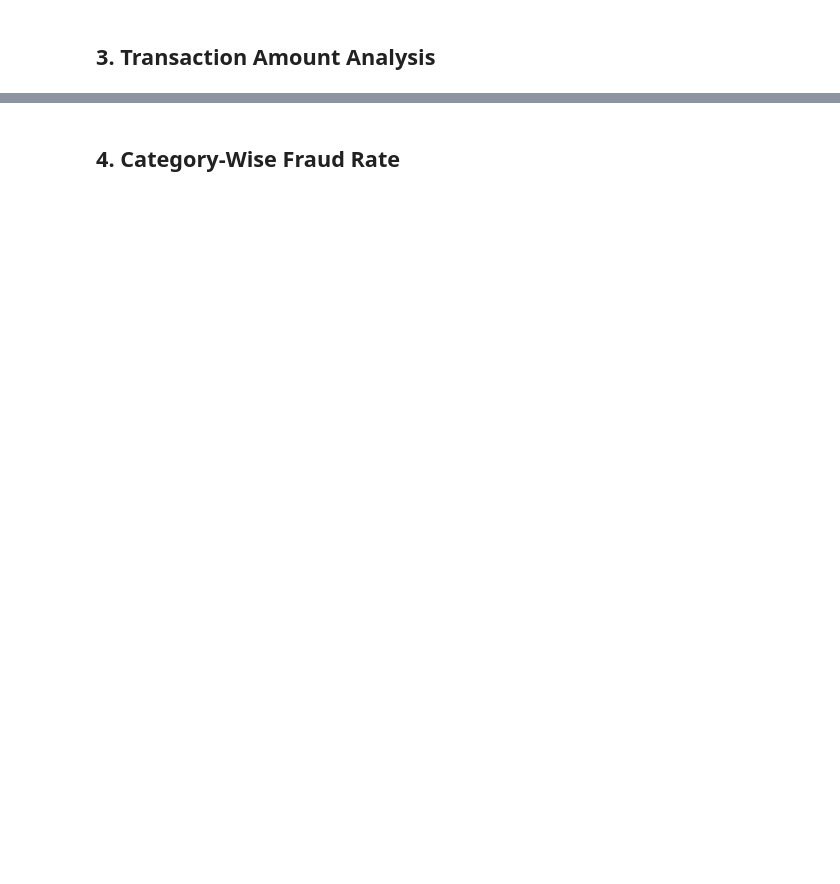
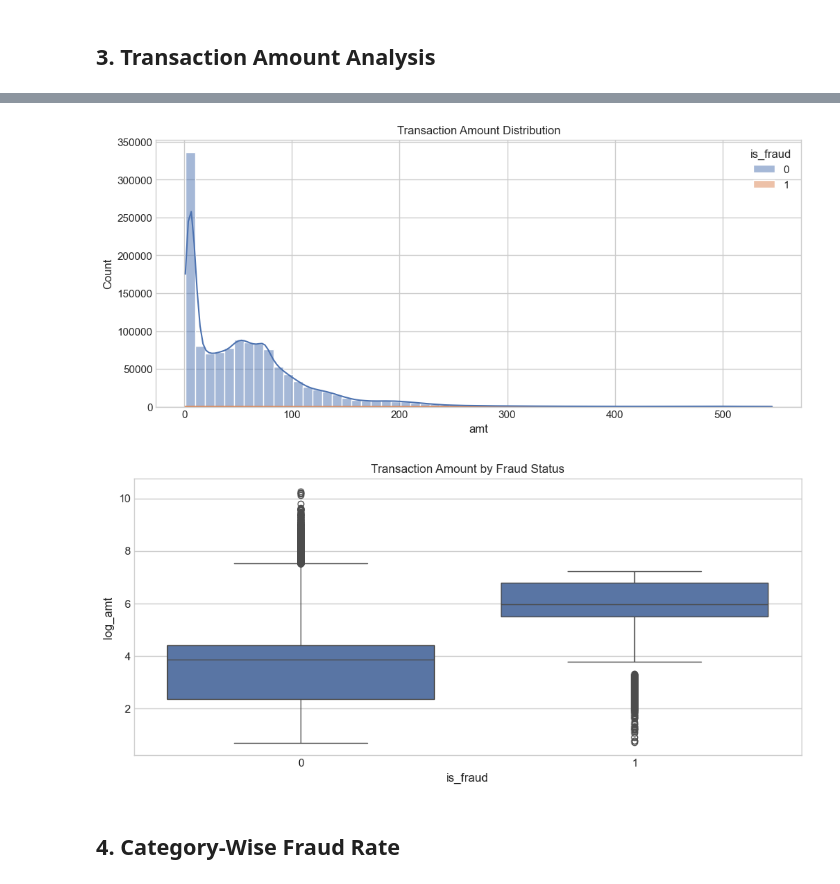
Before and after one commit to krishnagupta7171/Sentinel-risk-engine, a Jupyter notebook: notebooks/notebook1_eda.ipynb, the cells around one changed output, grey strips where cells are left out. Drawn from its saved outputs; the diff is of its cells as text; code cells hidden in the pictures; blank space fills up the shorter version.

```diff
--- a/notebooks/notebook1_eda.ipynb
+++ b/notebooks/notebook1_eda.ipynb
@@ -67,3 +103,24 @@ plt.show()
+# %%
+p99 = df["amt"].quantile(0.99)
+
+sns.histplot(
+    data=df[df["amt"] <= p99],
+    x="amt",
+    hue="is_fraud",
+    bins=60,
+    kde=True
+)
+plt.title("Transaction Amount Distribution")
+plt.show()
+
+df["log_amt"] = np.log1p(df["amt"])
+
+sns.boxplot(data=df, x="is_fraud", y="log_amt")
+plt.title("Transaction Amount by Fraud Status")
+plt.show()
+# %% [output]
+[figure, added]
+[figure, added]
 # %% [markdown]
 ## 4. Category-Wise Fraud Rate
 # %%
```
Also changed, not shown: parts of 25 cells of this notebook.
